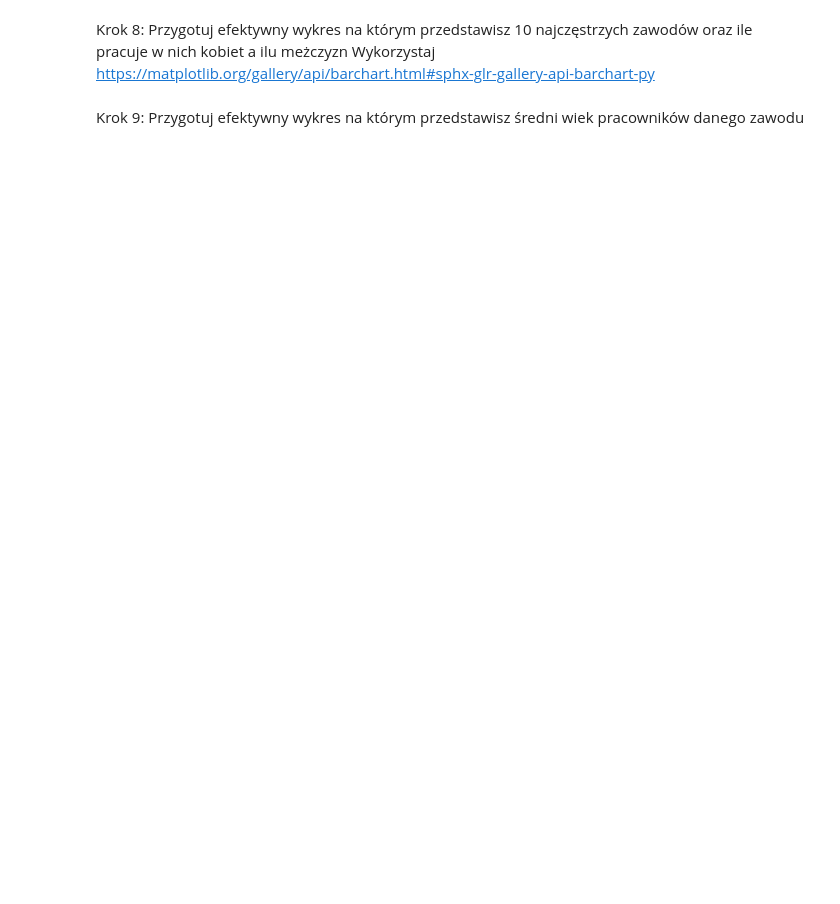
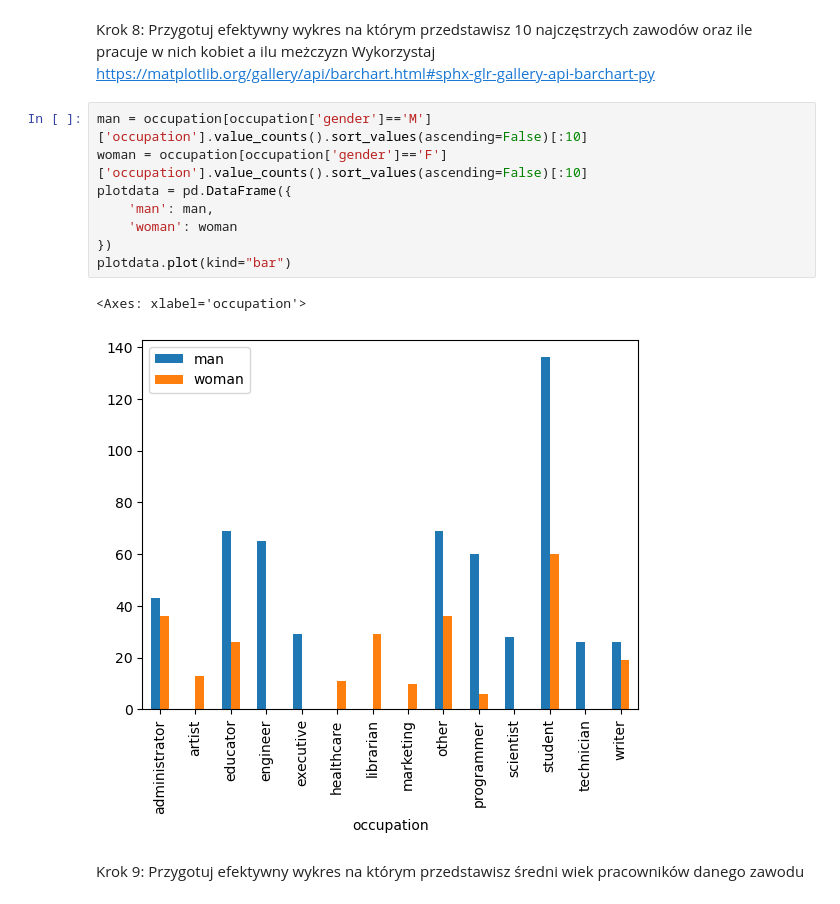
Before and after one commit to Dora455/effective_python, a Jupyter notebook: lab12.ipynb, the cells around one changed output. Cells and saved outputs as stored; diff of their text form; blank space fills up the shorter version.

```diff
--- a/lab12.ipynb
+++ b/lab12.ipynb
@@ -177,5 +242,16 @@ Przygotuj dwa wykresy:
 # %% [markdown]
 Krok 8: Przygotuj efektywny wykres na którym przedstawisz 10 najczęstrzych zawodów oraz ile pracuje w nich kobiet a ilu meżczyzn
 Wykorzystaj https://matplotlib.org/gallery/api/barchart.html#sphx-glr-gallery-api-barchart-py
+# %%
+man = occupation[occupation['gender']=='M']['occupation'].value_counts().sort_values(ascending=False)[:10]
+woman = occupation[occupation['gender']=='F']['occupation'].value_counts().sort_values(ascending=False)[:10]
+plotdata = pd.DataFrame({
+    'man': man,
+    'woman': woman
+})
+plotdata.plot(kind="bar")
+# %% [output]
+<Axes: xlabel='occupation'>
+[figure, added]
 # %% [markdown]
 Krok 9: Przygotuj efektywny wykres na którym przedstawisz średni wiek pracowników danego zawodu
```
Also changed, not shown: parts of 10 cells of this notebook.
